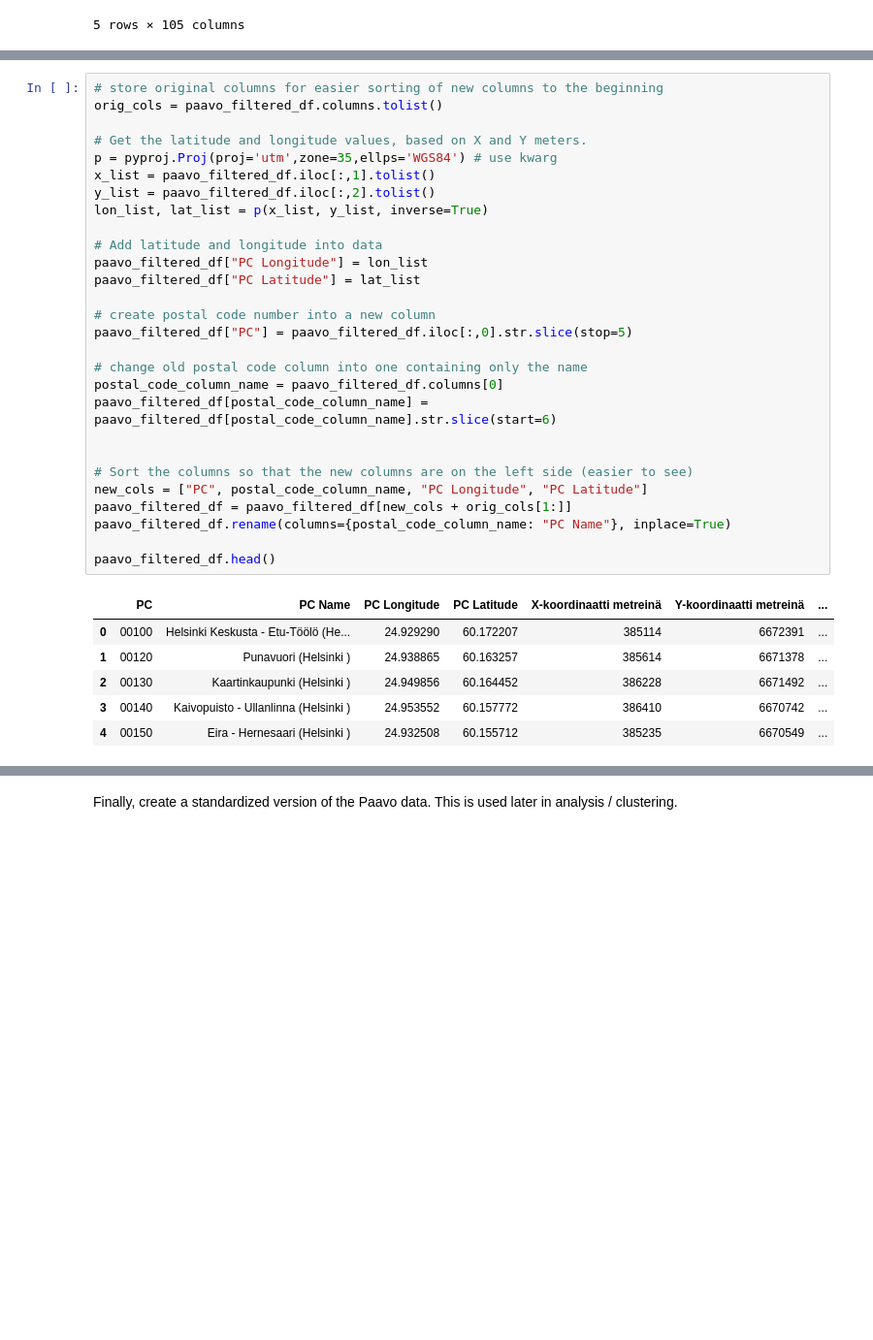
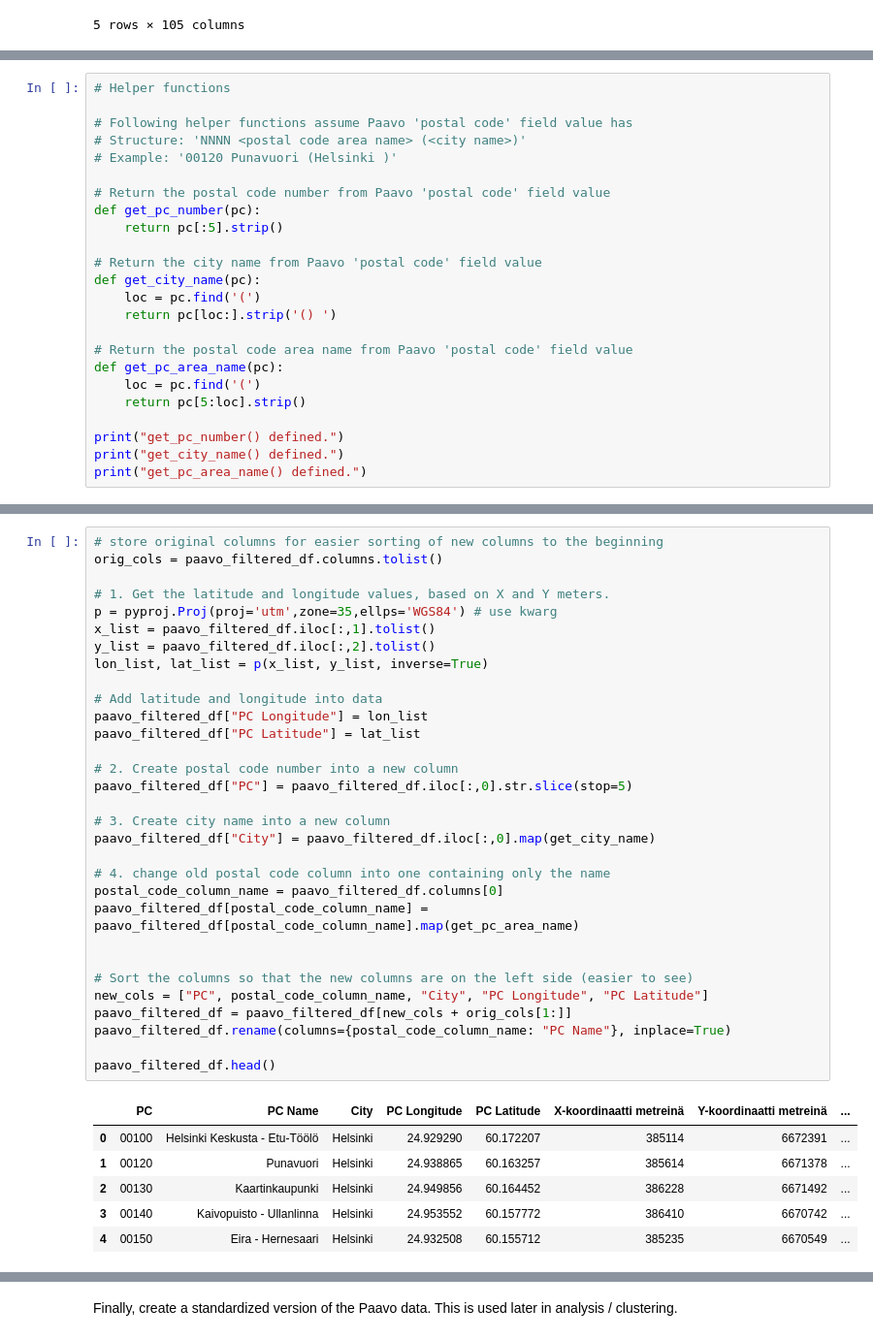
Before and after one commit to aitennek/Coursera_Capstone, a Jupyter notebook: Final_assignment/Notes.ipynb, the cells around one changed output, grey strips where cells are left out. Shown at 97% size. Saved outputs shown, nothing was run; the diff lists cells and outputs as text; blank space fills up the shorter version.

```diff
--- a/Final_assignment/Notes.ipynb
+++ b/Final_assignment/Notes.ipynb
@@ -456,0 +459,24 @@ paavo_filtered_df.head()
+# %%
+# Helper functions
+
+# Following helper functions assume Paavo 'postal code' field value has
+# Structure: 'NNNN <postal code area name> (<city name>)'
+# Example: '00120 Punavuori (Helsinki )'
+
+# Return the postal code number from Paavo 'postal code' field value
+def get_pc_number(pc):
+    return pc[:5].strip()
+
+# Return the city name from Paavo 'postal code' field value
+def get_city_name(pc):
+    loc = pc.find('(')
+    return pc[loc:].strip('() ')
+
+# Return the postal code area name from Paavo 'postal code' field value
+def get_pc_area_name(pc):
+    loc = pc.find('(')
+    return pc[5:loc].strip()
+
+print("get_pc_number() defined.")
+print("get_city_name() defined.")
+print("get_pc_area_name() defined.")
@@ -457,35 +487,38 @@ paavo_filtered_df.head()
 # %%
 # store original columns for easier sorting of new columns to the beginning
 orig_cols = paavo_filtered_df.columns.tolist()
 
-# Get the latitude and longitude values, based on X and Y meters.
+# 1. Get the latitude and longitude values, based on X and Y meters.
 p = pyproj.Proj(proj='utm',zone=35,ellps='WGS84') # use kwarg
 x_list = paavo_filtered_df.iloc[:,1].tolist()
 y_list = paavo_filtered_df.iloc[:,2].tolist()
 lon_list, lat_list = p(x_list, y_list, inverse=True)
 
 # Add latitude and longitude into data
 paavo_filtered_df["PC Longitude"] = lon_list
 paavo_filtered_df["PC Latitude"] = lat_list
 
-# create postal code number into a new column
+# 2. Create postal code number into a new column
 paavo_filtered_df["PC"] = paavo_filtered_df.iloc[:,0].str.slice(stop=5)
 
-# change old postal code column into one containing only the name
+# 3. Create city name into a new column
+paavo_filtered_df["City"] = paavo_filtered_df.iloc[:,0].map(get_city_name)
+
+# 4. change old postal code column into one containing only the name
 postal_code_column_name = paavo_filtered_df.columns[0]
-paavo_filtered_df[postal_code_column_name] = paavo_filtered_df[postal_code_column_name].str.slice(start=6)
+paavo_filtered_df[postal_code_column_name] = paavo_filtered_df[postal_code_column_name].map(get_pc_area_name)
 
 
 # Sort the columns so that the new columns are on the left side (easier to see)
-new_cols = ["PC", postal_code_column_name, "PC Longitude", "PC Latitude"]
+new_cols = ["PC", postal_code_column_name, "City", "PC Longitude", "PC Latitude"]
 paavo_filtered_df = paavo_filtered_df[new_cols + orig_cols[1:]]
 paavo_filtered_df.rename(columns={postal_code_column_name: "PC Name"}, inplace=True)
 
 paavo_filtered_df.head()
 # %% [output]
-|  | PC | PC Name | PC Longitude | PC Latitude | X-koordinaatti metreinä | Y-koordinaatti metreinä | ... |
-| 0 | 00100 | Helsinki Keskusta - Etu-Töölö (He... | 24.929290 | 60.172207 | 385114 | 6672391 | ... |
-| 1 | 00120 | Punavuori (Helsinki ) | 24.938865 | 60.163257 | 385614 | 6671378 | ... |
-| 2 | 00130 | Kaartinkaupunki (Helsinki ) | 24.949856 | 60.164452 | 386228 | 6671492 | ... |
-| 3 | 00140 | Kaivopuisto - Ullanlinna (Helsinki ) | 24.953552 | 60.157772 | 386410 | 6670742 | ... |
-| 4 | 00150 | Eira - Hernesaari (Helsinki ) | 24.932508 | 60.155712 | 385235 | 6670549 | ... |
+|  | PC | PC Name | City | PC Longitude | PC Latitude | X-koordinaatti metreinä | Y-koordinaatti metreinä | ... |
+| 0 | 00100 | Helsinki Keskusta - Etu-Töölö | Helsinki | 24.929290 | 60.172207 | 385114 | 6672391 | ... |
+| 1 | 00120 | Punavuori | Helsinki | 24.938865 | 60.163257 | 385614 | 6671378 | ... |
+| 2 | 00130 | Kaartinkaupunki | Helsinki | 24.949856 | 60.164452 | 386228 | 6671492 | ... |
+| 3 | 00140 | Kaivopuisto - Ullanlinna | Helsinki | 24.953552 | 60.157772 | 386410 | 6670742 | ... |
+| 4 | 00150 | Eira - Hernesaari | Helsinki | 24.932508 | 60.155712 | 385235 | 6670549 | ... |
```
Also changed, not shown: parts of 76 cells of this notebook, 1 other file.
